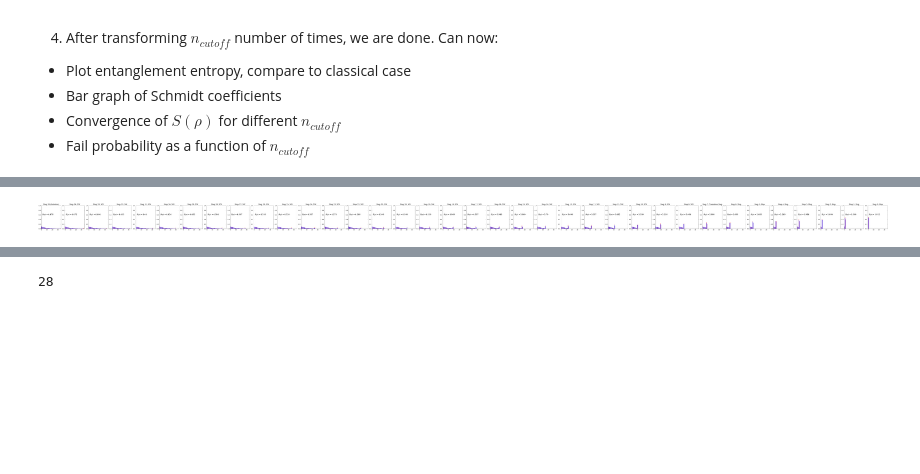
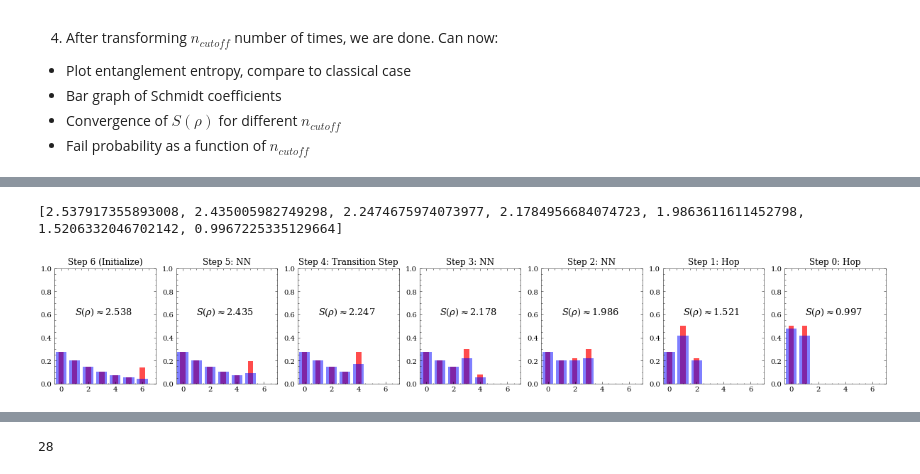
Before and after one commit to Ruchir555/State-Transfer-between-CV-Bosonic-Modes-and-Qubits, a Jupyter notebook: T_parameter_finder.ipynb, the cells around one changed output, grey strips where cells are left out. Cells and saved outputs as stored; diff of their text form; code cells hidden in the pictures; blank space fills up the shorter version.

```diff
--- a/T_parameter_finder.ipynb
+++ b/T_parameter_finder.ipynb
@@ -1399,9 +1409,12 @@ def quantum_protocol(LAMB, n_cutoff): #transforms |r, n_cutoff> (truncated TMSS)
       print('k_ptr:', k_pointer)
       cos_squared_zeta = transformed_vector[k_pointer ] + transformed_vector[k_pointer-1 ]  #|n+1, n+1>, |nn> coefficients respectively
       sin_squared_gamma = 4*(LAMB**2 - LAMB**4)   #sin^2(gamma)
+      # sin_squared_gamma = (sin(arccos(2*transformed_vector[k_pointer ] -1)))**2   #sin^2(gamma)
       sin_squared_2delta = (sin_2delta(LAMB))**2  #sin^2(2delta)
-      lamb_plus = 0.5 * sqrt(1+sqrt(1-sin_squared_2delta*sin_squared_gamma))
-      lamb_minus = 0.5 * sqrt(1-sqrt(1-sin_squared_2delta*sin_squared_gamma))
+      # lamb_plus = 0.5 * sqrt(1+sqrt(1-sin_squared_2delta*sin_squared_gamma))  #why is the first sqrt here?
+      # lamb_minus = 0.5 * sqrt(1-sqrt(1-sin_squared_2delta*sin_squared_gamma)) #why is the first sqrt here?
+      lamb_plus = 0.5 * (1+sqrt(1-sin_squared_2delta*sin_squared_gamma))
+      lamb_minus = 0.5 * (1-sqrt(1-sin_squared_2delta*sin_squared_gamma))
       transformed_vector[k_pointer-1 ] = lamb_plus*(cos_squared_zeta)
       transformed_vector[k_pointer ] = lamb_minus*(cos_squared_zeta)
       transformed_TMSS_list.append(transformed_vector[:])
@@ -1423,15 +1436,19 @@ def quantum_protocol(LAMB, n_cutoff): #transforms |r, n_cutoff> (truncated TMSS)
   P_fail = 0  #initiate
   P_fail = 1-sum_arr_till_index(transformed_TMSS_list[-1], len(transformed_TMSS_list[-1]))
 
+  # Calculate P_success as |N|^2 = (alpha^2 + beta^2), where |psi> = N(alpha' |00> + beta' |11>) + |tail> after quantum transformation
+  P_success = 0 #initiate
+  P_success = sum_arr_till_index(transformed_TMSS_list[-1], len(transformed_TMSS_list[-1]))
 
-  return transformed_TMSS_list, P_fail
+  return transformed_TMSS_list, P_fail, P_success
 
 # Test Code:
-lamb_test = 0.95
-N_C = 35
-TMSS_list, PFail = quantum_protocol(lamb_test, N_C)
+lamb_test = 0.85
+N_C = find_Transition_N(lamb_test) +2
+TMSS_list, PFail, P_success = quantum_protocol(lamb_test, N_C)
 print("TMSS List: ", TMSS_list)
 print("P_fail: ", PFail)
+print("P_success: ", P_success)
 # generateTMSSvector(atanh(lamb_test), N_C)
 print('Nt:', find_Transition_N(lamb_test))
 # sum_arr_till_index(TMSS_list[-1], len(TMSS_list))
@@ -1470,38 +1481,61 @@ tparamsQ, indicesQ, y_vec_list_Q = t_parameters_2(pseudoTMSND_Q, Bell_Q, checkMa
 y_vec_list_Q.reverse()
 
 
 # Plot the Fock state distribution
 
 # pseudoTMSND_1 = generateTMSSvector(atanh(lamb_test), N_C+1)  #generate R-vector for plotting in background
 width_bar = 0.8 #width of bars in plot
 
 fig, axes = plt.subplots(nrows = 1, ncols = N_C+1, figsize=(3*len(TMSS_list), 3))
+entanglement_entropy_lst_classical = [] #stores entanglement entropy at each step of the transformation (classical)
 entanglement_entropy_lst_quantum = [] #stores entanglement entropy at each step of the transformation (quantum)
-entanglement_entropy_lst_classical = [] #stores entanglement entropy at each step of the transformation (classical)
+entanglement_entropy_lst_quantum_norm_fixed = []
+TMSS_norm_lst = []
+N_norm = 0  #placeholder for the normalization coefficient at each step, initialize
+N_norm_lst = [] #stores the N_norm value at each step
+use_norm_adjusted_calculation = True
 
 for idx, lst in enumerate(TMSS_list):
+
     N_transition = find_Transition_N(lamb_test)
     # plot classical coefficients:
     axes[idx].bar(np.arange(0, N_C+1), y_vec_list_Q[idx], width=0.5*width_bar, color="r", alpha=0.7, label = 'Classical')
     entanglement_entropy_lst_classical.append(entanglement_entropy_schmidt_form(y_vec_list_Q[idx]))
 
     # plot Fock-state distribution:
-    axes[idx].bar(np.arange(0, N_C+1), TMSS_list[idx], width=width_bar, color="b", alpha=.5, label = 'Quantum')  #lst
-    axes[idx].set_ylim(0, 1)
-    axes[idx].set_xlim(-0.5, N_C+1)
-    entanglement_entropy_lst_quantum.append(entanglement_entropy_schmidt_form(lst))
-    axes[idx].text(1, 0.6, r"$S(\rho) \approx$" + str(round(entanglement_entropy_schmidt_form(lst), 3)), fontsize = 13)
+    if (use_norm_adjusted_calculation==True):
+      N_norm = sum_arr_till_index(TMSS_list[idx], len(TMSS_list[idx])) #compute the norm at each step
+      N_norm_lst.append(N_norm)
+      TMSS_norm_lst = [i/N_norm for i in TMSS_list[idx]] #normalized TMSS_list by dividing by 1/N^2
+      # print(idx, TMSS_list[idx], N_norm, TMSS_norm_lst)
+      entanglement_entropy_lst_quantum_norm_fixed.append(entanglement_entropy_schmidt_form(TMSS_norm_lst))  #norm-adjusted entanglement entropy
+      axes[idx].bar(np.arange(0, N_C+1), lst, width=width_bar, color="b", alpha=.5, label = 'Quantum')  #TMSS_norm_lst or lst
+      axes[idx].set_ylim(0, 1)
+      axes[idx].set_xlim(-0.5, N_C+1)
+      axes[idx].text(1, 0.6, r"$S(\rho) \approx$" + str(round(entanglement_entropy_schmidt_form(TMSS_norm_lst), 3)), fontsize = 13)
+
+    if (use_norm_adjusted_calculation==False):
+      axes[idx].bar(np.arange(0, N_C+1), TMSS_list[idx], width=width_bar, color="b", alpha=.5, label = 'Quantum')  #lst
+      axes[idx].set_ylim(0, 1)
+      axes[idx].set_xlim(-0.5, N_C+1)
+      entanglement_entropy_lst_quantum.append(entanglement_entropy_schmidt_form(lst))
+      axes[idx].text(1, 0.6, r"$S(\rho) \approx$" + str(round(entanglement_entropy_schmidt_form(lst), 3)), fontsize = 13)
 
     if idx == 0:
       axes[idx].set_title("Step "+ str(N_C-idx)+ " (Initialize)")
       # axes[idx].text(1, 0.6, r"$S(\rho) =$" + str(round(entanglement_entropy_schmidt_form(lst), 3)), fontsize = 13) #in classical case the Bell state entanglement entropy = 1 exactly
     if idx > N_transition:
       axes[idx].set_title("Step "+ str(N_C-idx)+ ": Hop")
     if idx < N_transition and idx > 0:
       axes[idx].set_title("Step "+ str(N_C-idx)+ ": NN")
+    if N_C-idx == N_transition:
+      axes[idx].set_title("Step "+ str(N_C-idx)+ ": Transition Step")
     if idx == N_transition:
-      axes[idx].set_title("Step "+ str(N_C-idx)+ ": Transition Step")
+      axes[idx].set_title("Step "+ str(N_C-idx)+ ": NN")
 fig.show()
 #
+
+print(entanglement_entropy_lst_quantum_norm_fixed)
 # %% [output]
+[2.537917355893008, 2.435005982749298, 2.2474675974073977, 2.1784956684074723, 1.9863611611452798, 1.5206332046702142, 0.9967225335129664]
-[figure, old version]
+[figure, new version]
```
Also changed, not shown: parts of 27 cells of this notebook.
